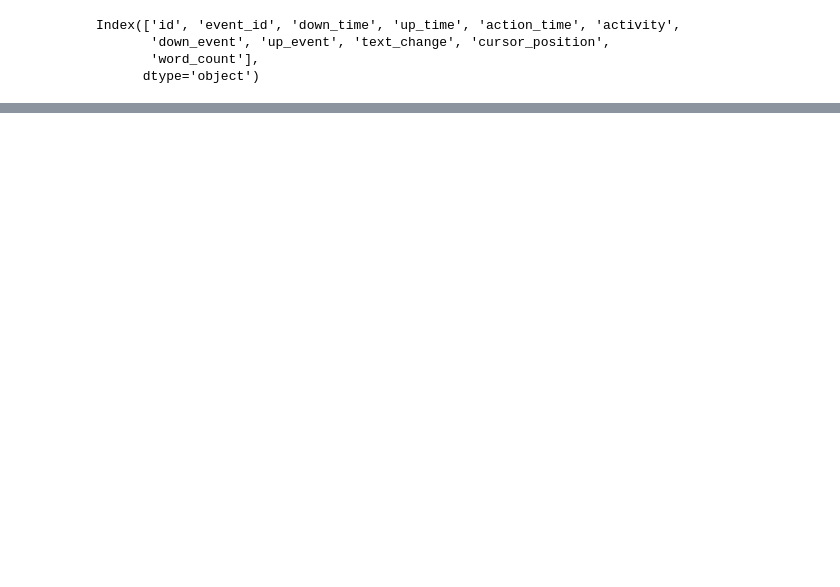
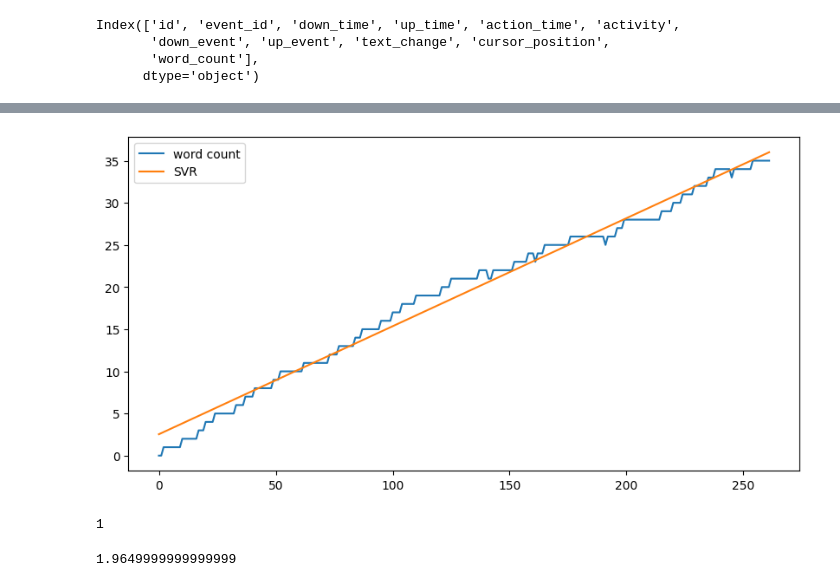
Before and after one commit to andresdevml/dl_writing_quality, a Jupyter notebook: data_wraling.ipynb, the cells around one changed output, grey strips where cells are left out. Cells and saved outputs as stored; diff of their text form; code cells hidden in the pictures; blank space fills up the shorter version.

```diff
--- a/data_wraling.ipynb
+++ b/data_wraling.ipynb
@@ -294,0 +382,5 @@ for id in list_id:
+# %%
+
+std_scaler=StandardScaler()
+
+word_count=df_data['word_count'].values
@@ -294,0 +399,14 @@ for id in list_id:
+# %%
+word_count_lin=regr_wc.predict(x_word_count)
+
+word_count_flat=(word_count_lin-word_count).reshape(-1,1)
+
+word_count_flat=std_scaler.fit_transform(word_count_flat)# aqui estandarizamos
+# %%
+plt.figure(figsize=(10,5))
+plt.plot(x_word_count,word_count, label='word count')
+plt.plot(x_word_count,word_count_lin, label='SVR')
+plt.legend()
+plt.show()
+# %% [output]
+[figure, added]
@@ -294,0 +418,8 @@ for id in list_id:
+# %%
+ int(len(x_word_count)*0.0075)
+# %% [output]
+1
+# %%
+len(x_word_count)*0.0075
+# %% [output]
+1.9649999999999999
```
Also changed, not shown: parts of 14 cells of this notebook.
